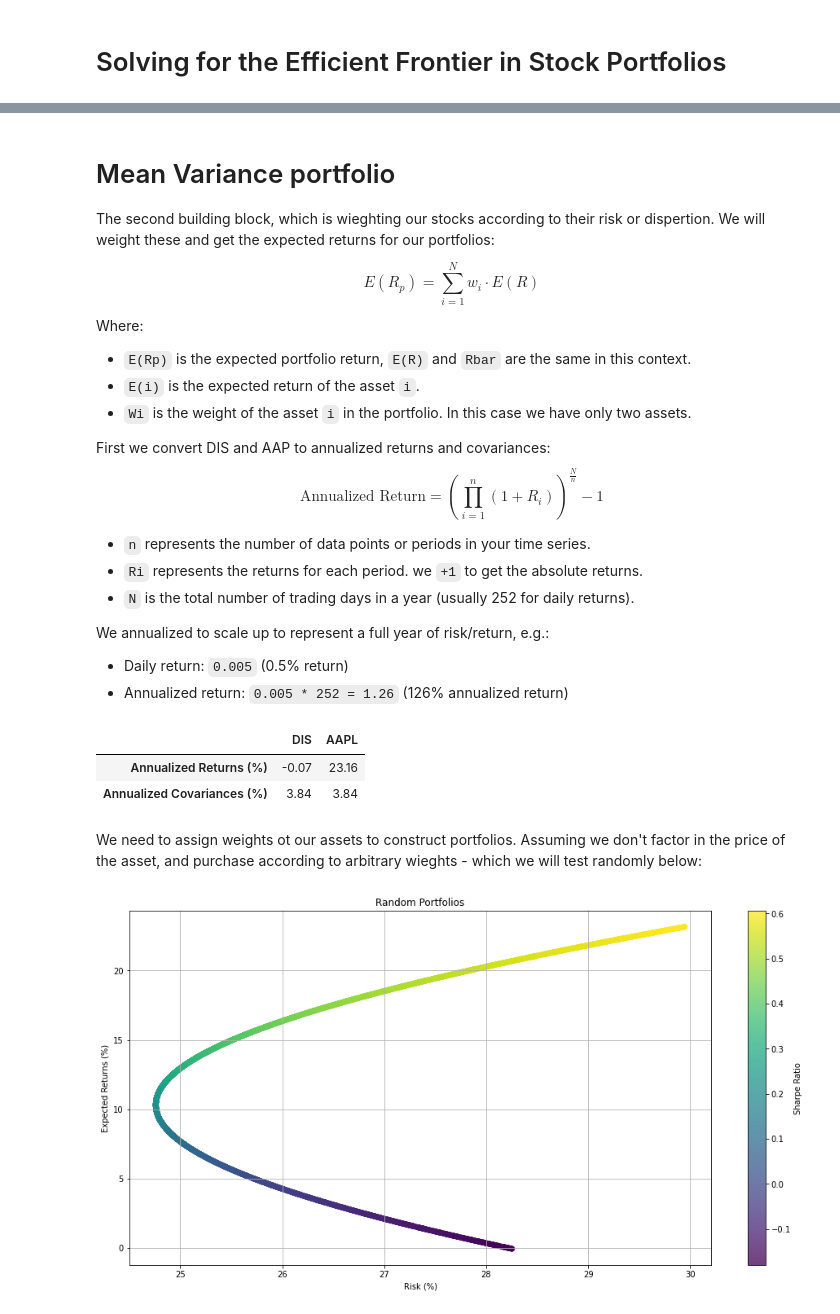
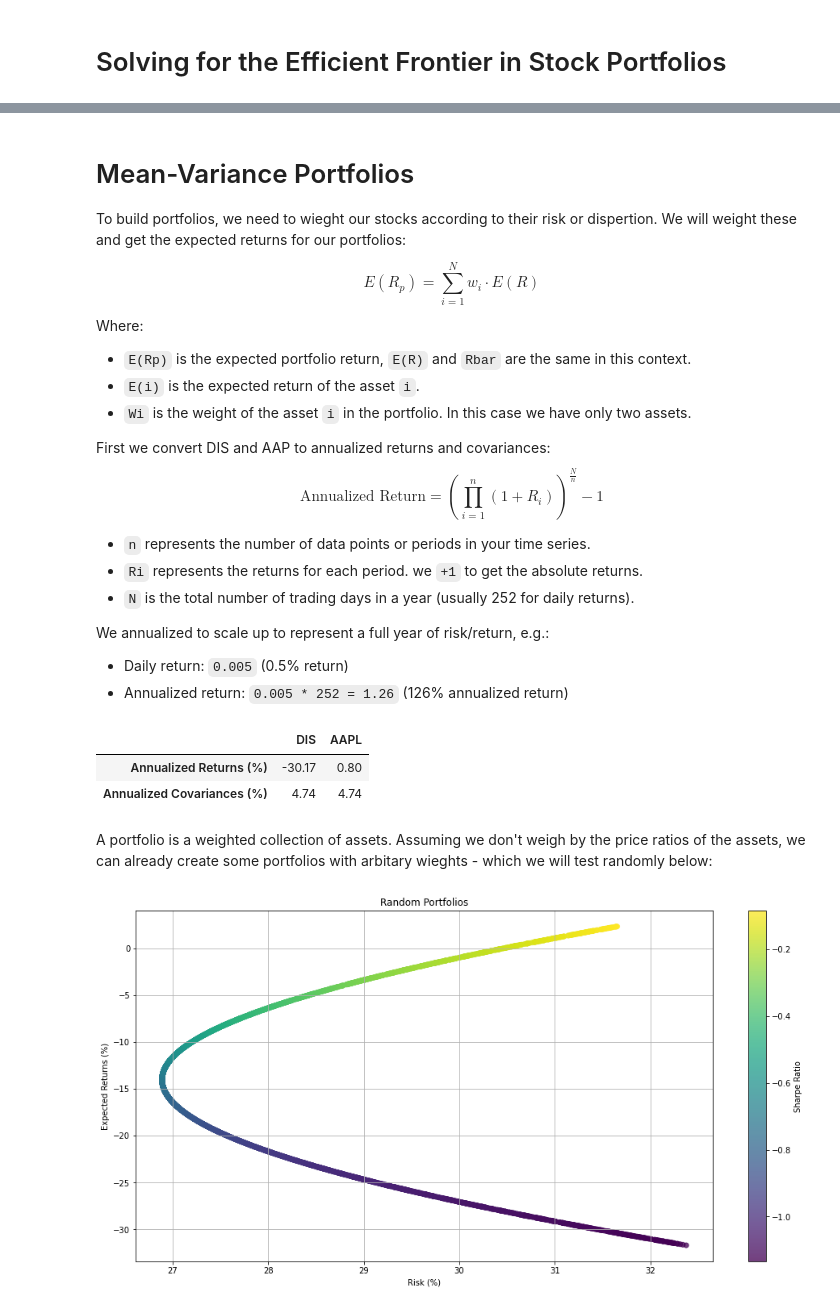
Before and after one commit to adamd1985/quant_research, a Jupyter notebook: efficient-frontier-quant.ipynb, the cells around one changed output, grey strips where cells are left out. Drawn from its saved outputs; the diff is of its cells as text; code cells hidden in the pictures.

```diff
--- a/efficient-frontier-quant.ipynb
+++ b/efficient-frontier-quant.ipynb
@@ -57,7 +57,7 @@ Before we start, let's load two uncorrelated securities from the latest post-cov
 # %%
 tickers = ["DIS", "AAPL"]
 
-START_DATE = "2015-01-01"
+START_DATE = "2021-01-01"
 END_DATE = "2022-12-31"
 
 tickers_orig_df = load_ticker_prices_ts_df(tickers, START_DATE, END_DATE)
@@ -167,8 +162,7 @@ plt.show()
 # %% [markdown]
-# Mean Variance portfolio
+# Mean-Variance Portfolios
 
-The second building block, which is wieghting our stocks according to their risk or dispertion. We will weight these and get the expected returns for our portfolios:
-
+To build portfolios, we need to wieght our stocks according to their risk or dispertion. We will weight these and get the expected returns for our portfolios:
 
 $$ E(R_p) = \sum_{i=1}^{N} w_{i} \cdot E(R) $$
 Where:
@@ -205,13 +199,14 @@ summary_table = pd.DataFrame(
 summary_table.transpose()
 # %% [output]
 |  | DIS | AAPL |
-| Annualized Returns (%) | -0.07 | 23.16 |
-| Annualized Covariances (%) | 3.84 | 3.84 |
+| Annualized Returns (%) | -30.17 | 0.80 |
+| Annualized Covariances (%) | 4.74 | 4.74 |
 # %% [markdown]
-We need to assign weights ot our assets to construct portfolios. Assuming we don't factor in the price of the asset, and purchase according to arbitrary wieghts - which we will test randomly below:
+A portfolio is a weighted collection of assets. Assuming we don't weigh by the price ratios of the assets, we can already create some portfolios with arbitary wieghts - which we will test randomly below:
 # %%
 RISK_FREE_RATE = 0.05
 MAX_PORTS = 10000
+MAX_WEIGHT = 1.05
 
 
 def port_generator(rets, cov_matrix):
@@ -221,40 +216,44 @@ def port_generator(rets, cov_matrix):
     port_weights = []
 
     for _ in range(MAX_PORTS):
-        weights = np.random.random(len(rets))
+        # weights = np.random.random(len(rets))
+        weights = np.random.uniform(-MAX_WEIGHT, MAX_WEIGHT, len(rets))
         weights /= np.sum(weights)  # Normalize weights to 1
-
+        if any(weights > MAX_WEIGHT):
+            continue
         port_weights.append(weights)
 
         port_ret = np.dot(weights, rets)
         port_rets.append(port_ret)
 
         port_risk = np.sqrt(weights.T @ cov_matrix @ weights)
         port_risks.append(port_risk)
 
         port_sharpe = (port_ret - RISK_FREE_RATE) / port_risk
         port_sharpes.append(port_sharpe)
 
     port_rets = np.array(port_rets)
     port_risks = np.array(port_risks)
 
-    plt.figure(figsize=(16, 8))
     plt.scatter(
         port_risks * 100.0,
         port_rets * 100.0,
         c=port_sharpes,
         cmap="viridis",
         alpha=0.75,
     )
-    plt.title("Random Portfolios")
+
     plt.xlabel("Risk (%)")
     plt.ylabel("Expected Returns (%)")
     plt.colorbar(label="Sharpe Ratio")
     plt.grid()
 
-    plt.show()
+    return port_risks, port_rets, port_sharpes
 
 
+plt.figure(figsize=(16, 8))
+plt.title("Random Portfolios")
 port_generator(rets, cov_matrix)
+plt.show()
 # %% [output]
-[figure, old version]
+[figure, new version]
```
Also changed, not shown: parts of 23 cells of this notebook, 2 other files.
